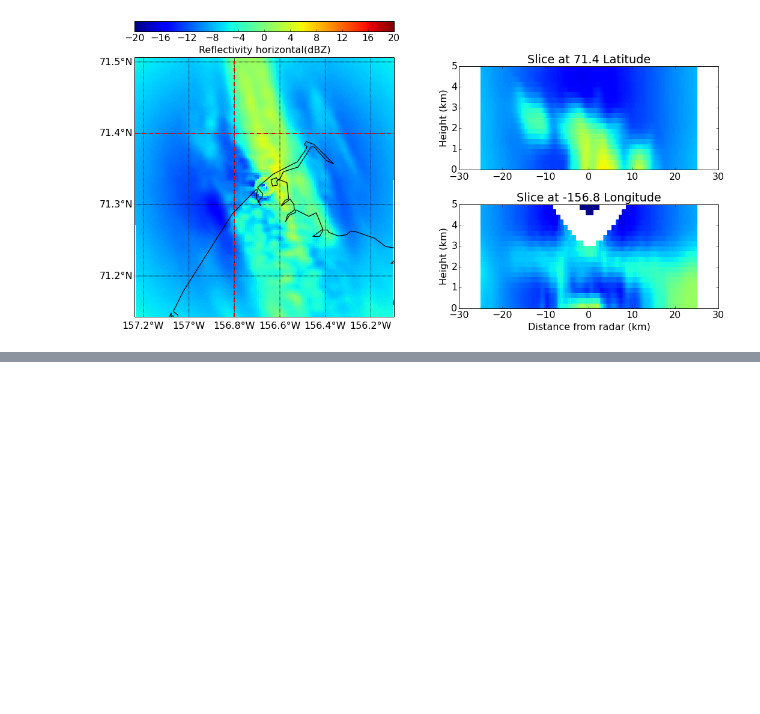
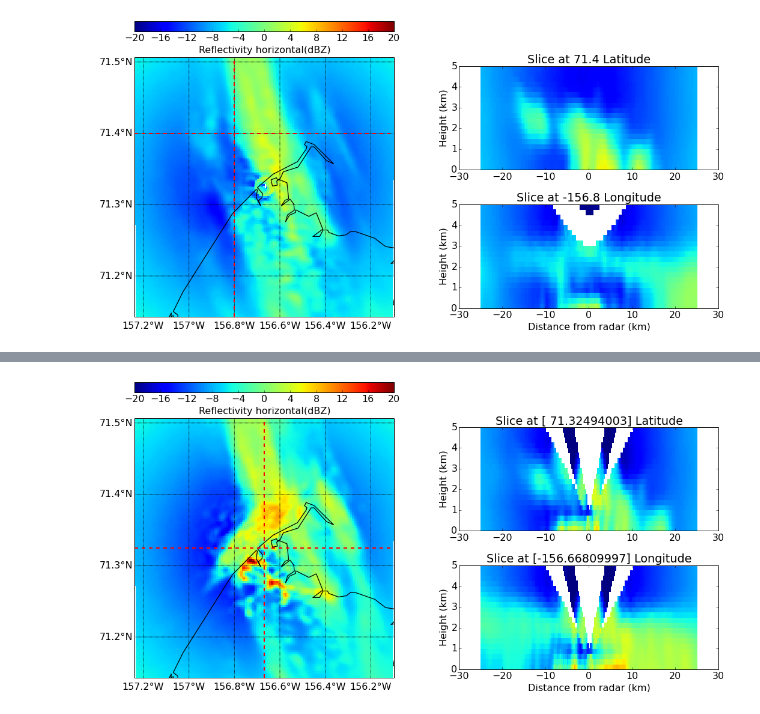
Before and after one commit to scollis/NSA, a Jupyter notebook: Mapping with pre-condition.ipynb, the cells around one changed output, grey strips where cells are left out. Saved outputs shown, nothing was run; the diff lists cells and outputs as text; code cells hidden in the pictures; blank space fills up the shorter version.

```diff
--- a/Mapping with pre-condition.ipynb
+++ b/Mapping with pre-condition.ipynb
@@ -321 +311,7 @@ ax1.set_aspect((x1-x0)/(y1-y0))
+# %%
+nice_map(grid,'reflectivity_horizontal',
+         lat = radar.latitude['data'], lon = radar.longitude['data'],
+         level = 0)
+# %% [output]
+[figure, added]
 # %%
```
Also changed, not shown: parts of 14 cells of this notebook.
